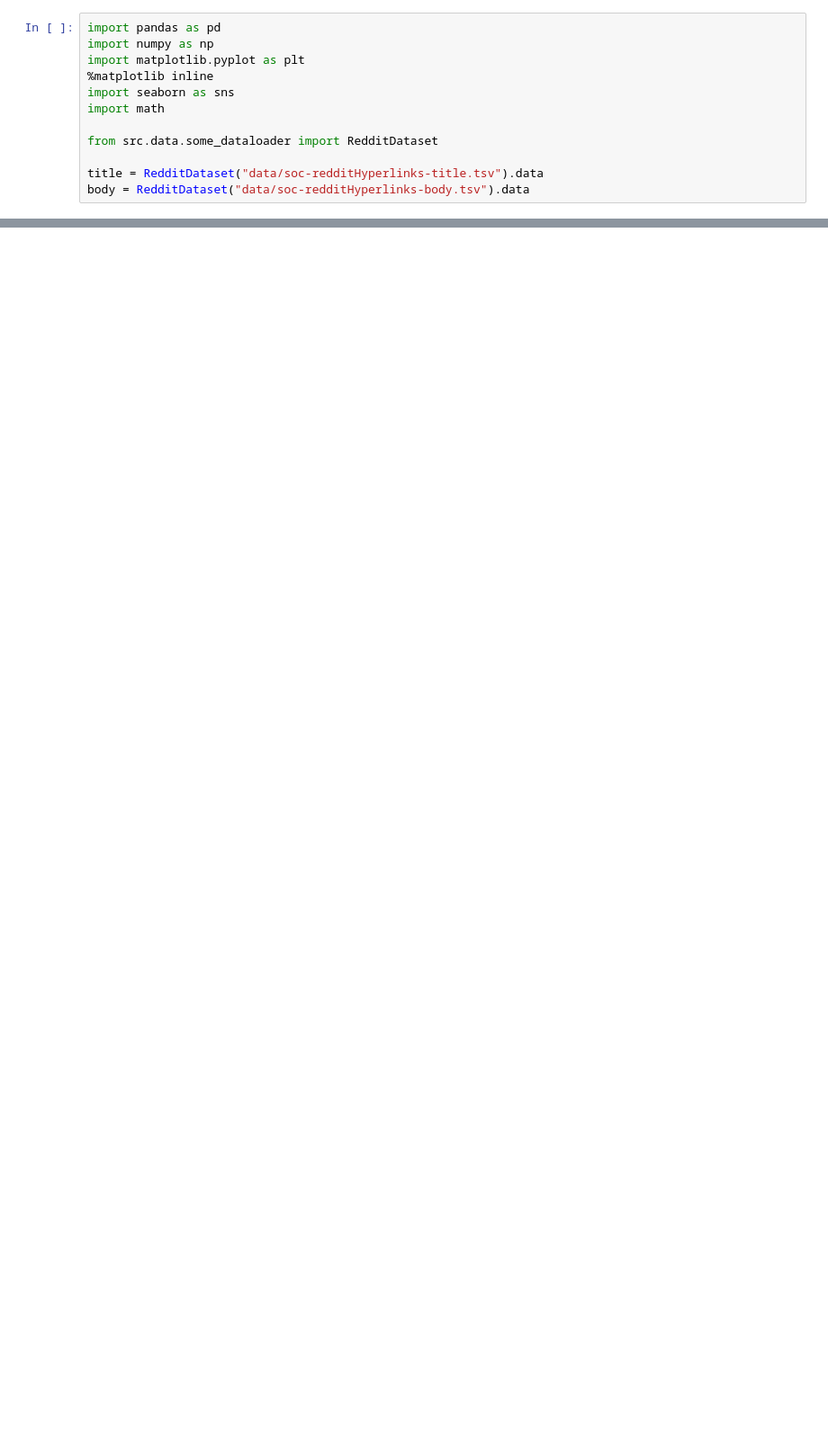
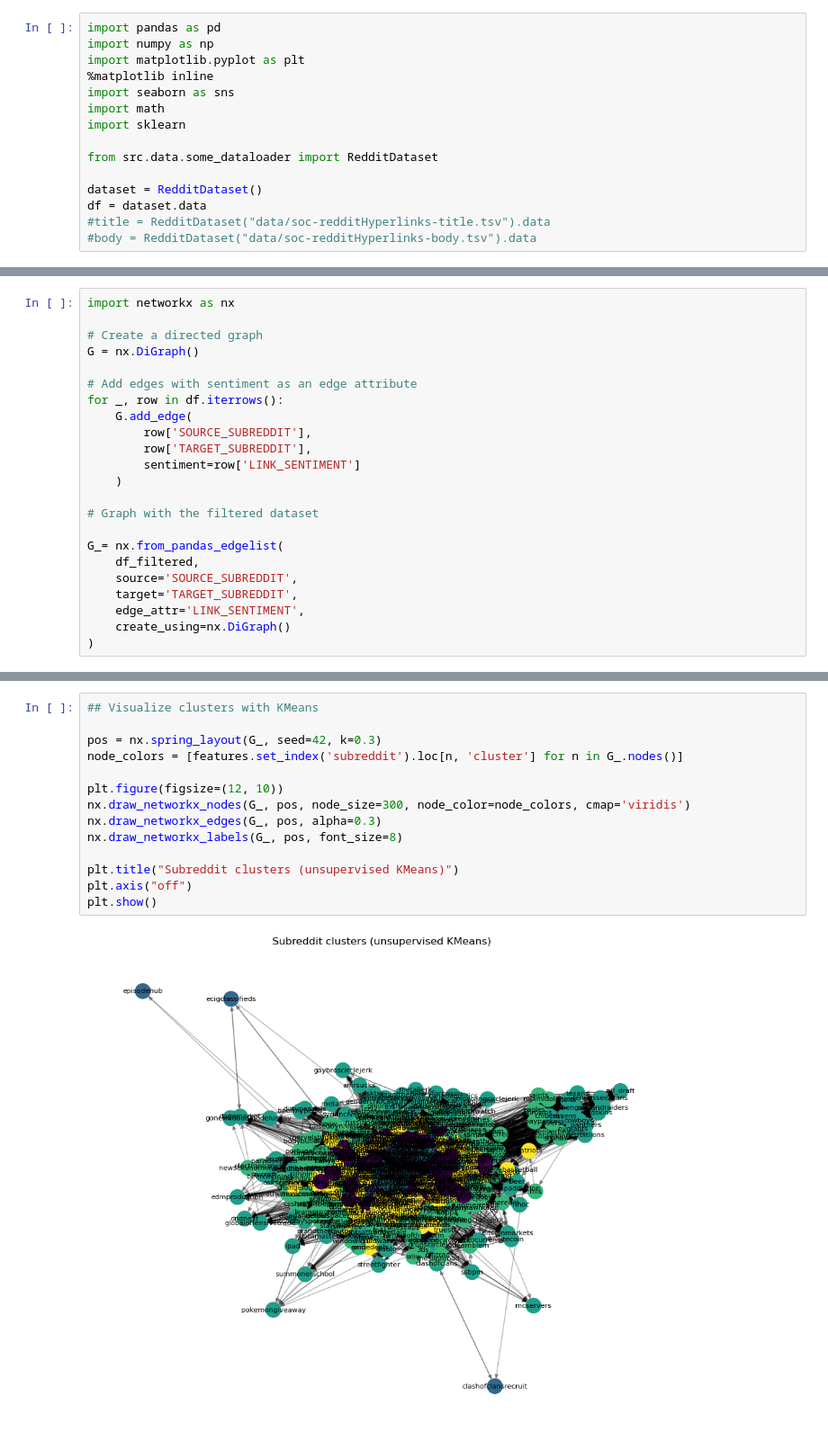
Before and after one commit to epfl-ada/ada-2025-project-othertagada, a Jupyter notebook: maguette.ipynb, the cells around one changed output, grey strips where cells are left out. Shown: that part at 90% size. Cells and saved outputs as stored; diff of their text form; blank space fills up the shorter version.

Commit message:
some analysis on the graph

```diff
--- a/maguette.ipynb
+++ b/maguette.ipynb
@@ -5,8 +5,11 @@ import matplotlib.pyplot as plt
 %matplotlib inline
 import seaborn as sns
 import math
+import sklearn
 
 from src.data.some_dataloader import RedditDataset
 
-title = RedditDataset("data/soc-redditHyperlinks-title.tsv").data
-body = RedditDataset("data/soc-redditHyperlinks-body.tsv").data
+dataset = RedditDataset()
+df = dataset.data
+#title = RedditDataset("data/soc-redditHyperlinks-title.tsv").data
+#body = RedditDataset("data/soc-redditHyperlinks-body.tsv").data
@@ -40,0 +67,23 @@ LINK_SENTIMENT year_month   -1     1  ratio_per_month
+# %%
+import networkx as nx
+
+# Create a directed graph
+G = nx.DiGraph()
+
+# Add edges with sentiment as an edge attribute
+for _, row in df.iterrows():
+    G.add_edge(
+        row['SOURCE_SUBREDDIT'],
+        row['TARGET_SUBREDDIT'],
+        sentiment=row['LINK_SENTIMENT']
+    )
+
+# Graph with the filtered dataset
+
+G_= nx.from_pandas_edgelist(
+    df_filtered,
+    source='SOURCE_SUBREDDIT',
+    target='TARGET_SUBREDDIT',
+    edge_attr='LINK_SENTIMENT',
+    create_using=nx.DiGraph()
+)
@@ -40,0 +201,16 @@ LINK_SENTIMENT year_month   -1     1  ratio_per_month
+# %%
+## Visualize clusters with KMeans
+
+pos = nx.spring_layout(G_, seed=42, k=0.3)
+node_colors = [features.set_index('subreddit').loc[n, 'cluster'] for n in G_.nodes()]
+
+plt.figure(figsize=(12, 10))
+nx.draw_networkx_nodes(G_, pos, node_size=300, node_color=node_colors, cmap='viridis')
+nx.draw_networkx_edges(G_, pos, alpha=0.3)
+nx.draw_networkx_labels(G_, pos, font_size=8)
+
+plt.title("Subreddit clusters (unsupervised KMeans)")
+plt.axis("off")
+plt.show()
+# %% [output]
+[figure, added]
```
Also changed, not shown: parts of 12 cells of this notebook.
